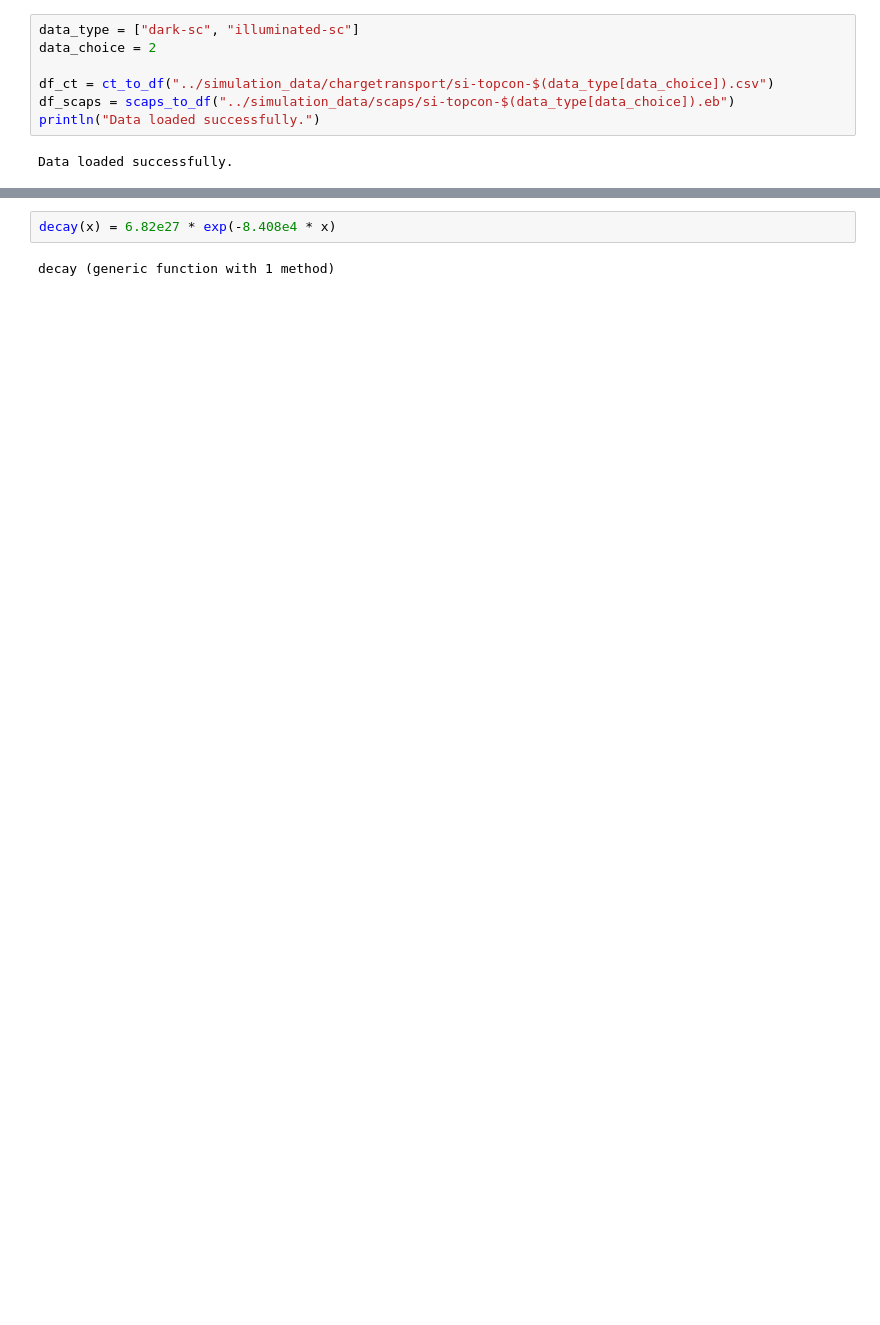
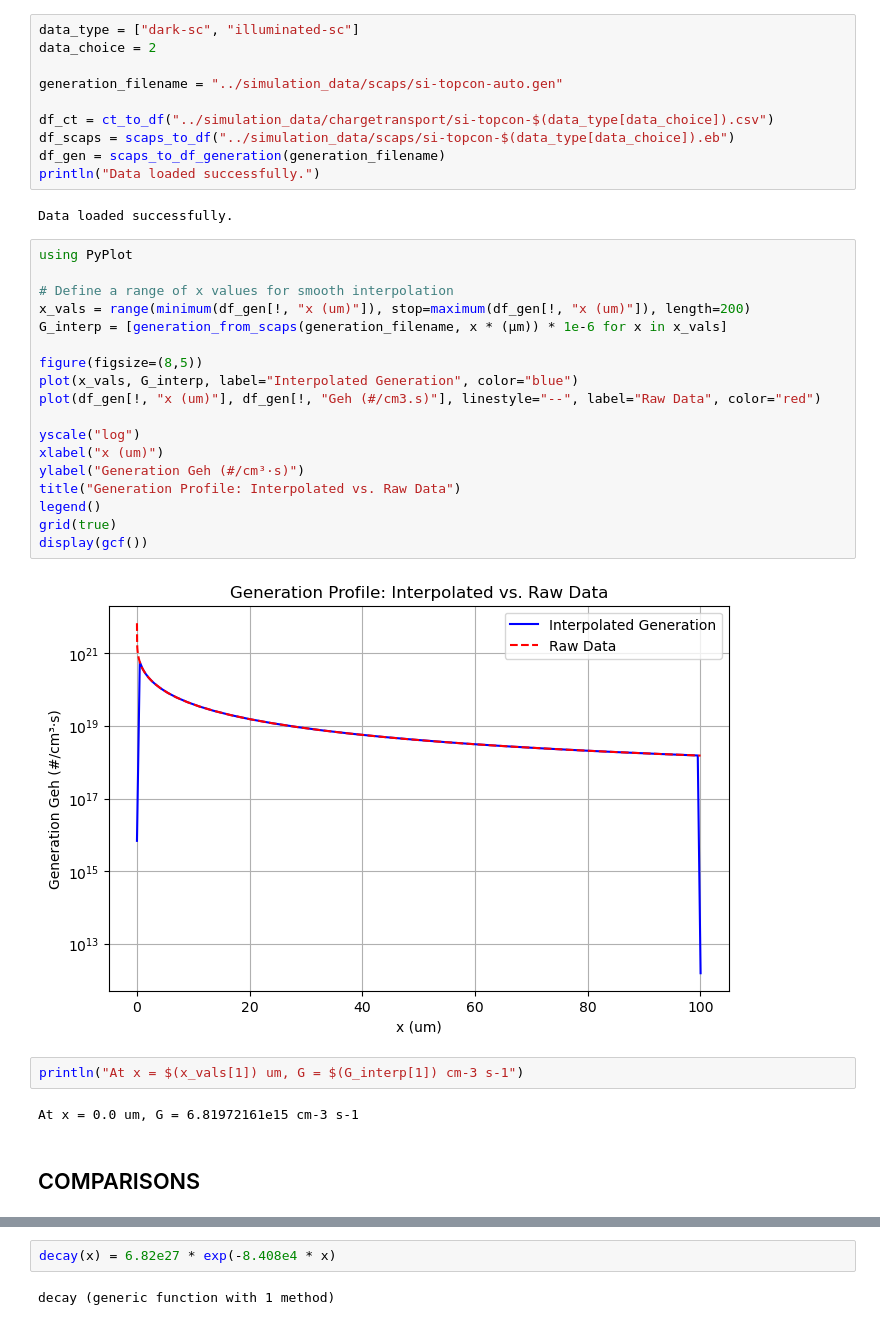
Before and after one commit to OxfordInterfacesLab/TandemFlow, a Jupyter notebook: utils/testing.ipynb, the cells around one changed output, grey strips where cells are left out. Cells and saved outputs as stored; diff of their text form; blank space fills up the shorter version.

Commit message:
Updated generation in TOPCON cell

```diff
--- a/utils/testing.ipynb
+++ b/utils/testing.ipynb
@@ -9,11 +9,40 @@ using PyPlot
 data_type = ["dark-sc", "illuminated-sc"]
 data_choice = 2
 
+generation_filename = "../simulation_data/scaps/si-topcon-auto.gen"
+
 df_ct = ct_to_df("../simulation_data/chargetransport/si-topcon-$(data_type[data_choice]).csv")
 df_scaps = scaps_to_df("../simulation_data/scaps/si-topcon-$(data_type[data_choice]).eb")
+df_gen = scaps_to_df_generation(generation_filename)
 println("Data loaded successfully.")
 # %% [output]
 Data loaded successfully.
+# %%
+using PyPlot
+
+# Define a range of x values for smooth interpolation
+x_vals = range(minimum(df_gen[!, "x (um)"]), stop=maximum(df_gen[!, "x (um)"]), length=200)
+G_interp = [generation_from_scaps(generation_filename, x * (μm)) * 1e-6 for x in x_vals]
+
+figure(figsize=(8,5))
+plot(x_vals, G_interp, label="Interpolated Generation", color="blue")
+plot(df_gen[!, "x (um)"], df_gen[!, "Geh (#/cm3.s)"], linestyle="--", label="Raw Data", color="red")
+
+yscale("log")
+xlabel("x (um)")
+ylabel("Generation Geh (#/cm³·s)")
+title("Generation Profile: Interpolated vs. Raw Data")
+legend()
+grid(true)
+display(gcf())
+# %% [output]
+[figure, added]
+# %%
+println("At x = $(x_vals[1]) um, G = $(G_interp[1]) cm-3 s-1")
+# %% [output]
+At x = 0.0 um, G = 6.81972161e15 cm-3 s-1
+# %% [markdown]
+## COMPARISONS
 # %%
 compare_densities(df_ct, df_scaps)
 display(gcf())
```
Also changed, not shown: parts of 6 cells of this notebook, 6 other files.
